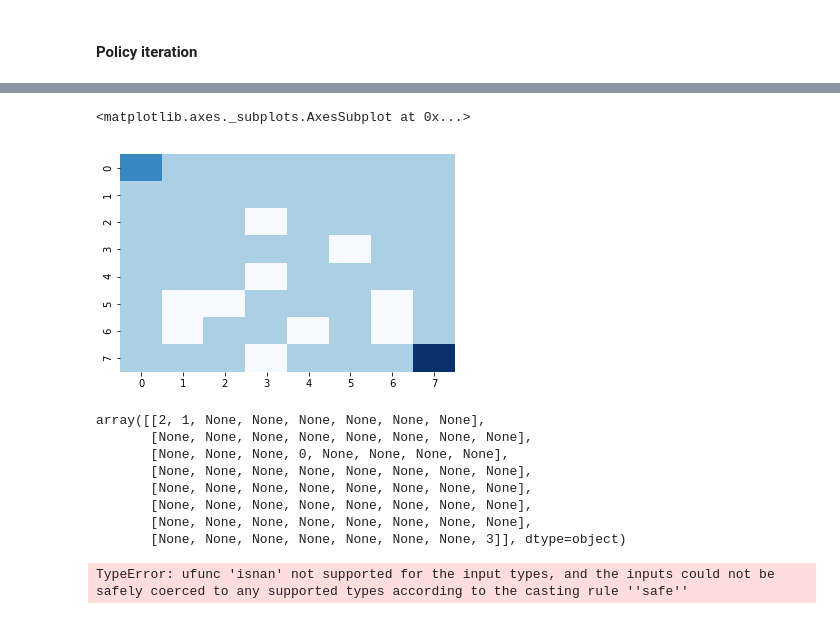
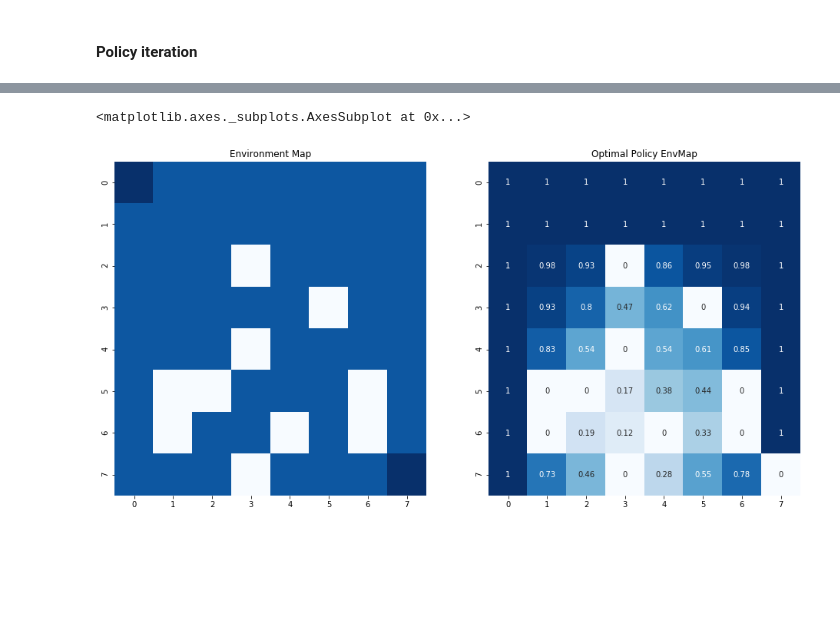
Before and after one commit to ale-wyss/uah_unsup_and_rei_learning, a Jupyter notebook: UnsupervisedAndReinforcementLearning_Assigment.ipynb, the cells around one changed output, grey strips where cells are left out. Saved outputs shown, nothing was run; the diff lists cells and outputs as text; code cells hidden in the pictures; blank space fills up the shorter version.

```diff
--- a/UnsupervisedAndReinforcementLearning_Assigment.ipynb
+++ b/UnsupervisedAndReinforcementLearning_Assigment.ipynb
@@ -209,7 +213,7 @@ Populating the interactive namespace from numpy and matplotlib
 # 8x8 map is selected
 # The default value is a slippery environment
 # I am including it in the definition to make this clear
-env = gym.make("FrozenLake-v0", map_name='8x8', is_slippery='True')
+env = gym.make("FrozenLake-v0", map_name='8x8')
 
 env.reset()  # Initial state of the environment (Starting point)
 env.render() # Show the map with current status
@@ -418,23 +419,3 @@ for i in range(0, len(map_n_list)):
     if map_list[i] == 'H': map_n_list[i] = 0
 
 map_arr = np.array(map_n_list).reshape(8,8)
-# %%
-sns.heatmap(map_arr,  cmap="Blues", cbar=False)
-# %% [output]
-<matplotlib.axes._subplots.AxesSubplot at 0x...>
-[figure, removed]
-# %%
-np.array(map_n_list).reshape(8,8)
-# %% [output]
-array([[2, 1, None, None, None, None, None, None],
-       [None, None, None, None, None, None, None, None],
-       [None, None, None, 0, None, None, None, None],
-       [None, None, None, None, None, None, None, None],
-       [None, None, None, None, None, None, None, None],
-       [None, None, None, None, None, None, None, None],
-       [None, None, None, None, None, None, None, None],
-       [None, None, None, None, None, None, None, 3]], dtype=object)
-# %%
-sns.heatmap(np.array(map_n_list).reshape(8,8),  cmap="Blues", annot=True, cbar=False)
-# %% [output]
-TypeError: ufunc 'isnan' not supported for the input types, and the inputs could not be safely coerced to any supported types according to the casting rule ''safe''
@@ -442,0 +422,11 @@ sns.heatmap(value_f_optimal_policy.reshape(8,8),  cmap="Blues", annot=True, cbar
+# %%
+fig, ax = plt.subplots(nrows=1, ncols=2, figsize=(16,8))
+
+ax[0].set_title("Environment Map")
+sns.heatmap(map_arr,  cmap="Blues", cbar=False, ax=ax[0])
+
+ax[1].set_title("Optimal Policy EnvMap")
+sns.heatmap(value_f_optimal_policy.reshape(8,8),  cmap="Blues", annot=True, cbar=False, ax=ax[1])
+# %% [output]
+<matplotlib.axes._subplots.AxesSubplot at 0x...>
+[figure, added]
```
Also changed, not shown: parts of 21 cells of this notebook.
